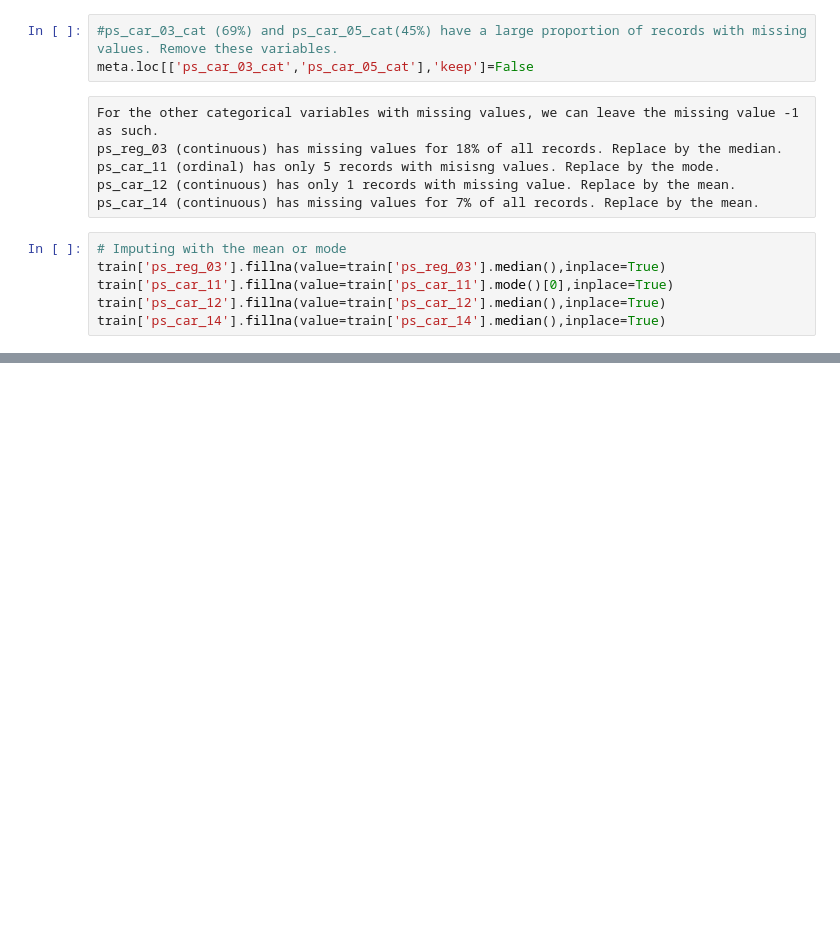
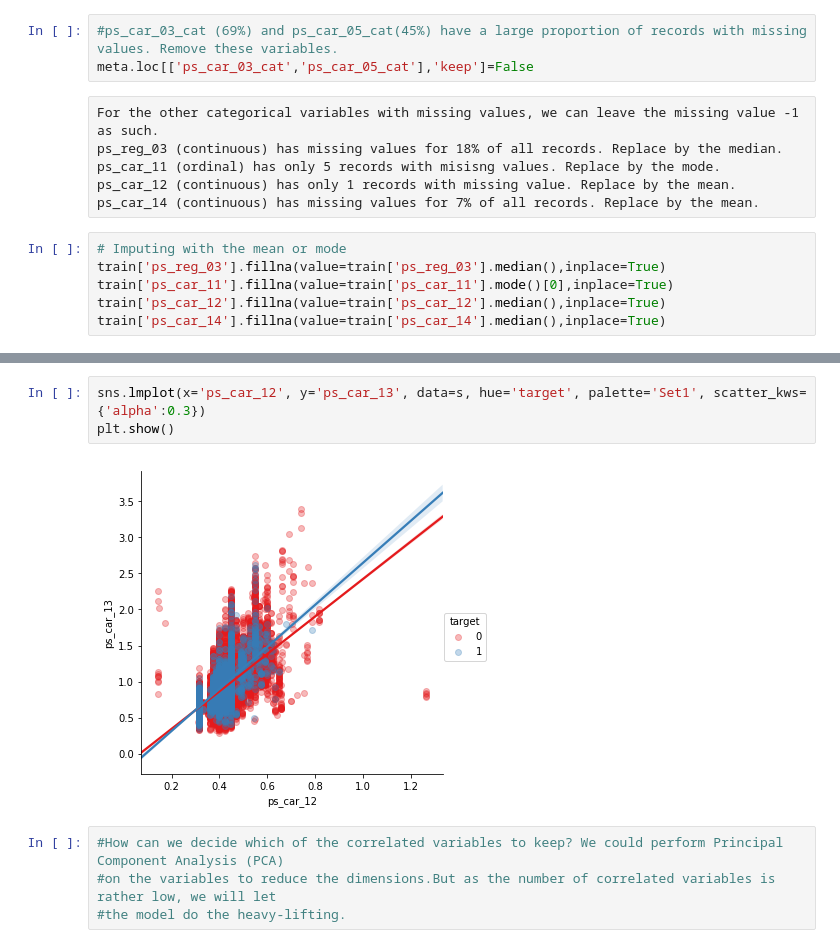
Before and after one commit to Deepesh87/Porto-Seguro, a Jupyter notebook: Porto_Seguro.ipynb, the cells around one changed output, grey strips where cells are left out. Drawn from its saved outputs; the diff is of its cells as text; blank space fills up the shorter version.

```diff
--- a/Porto_Seguro.ipynb
+++ b/Porto_Seguro.ipynb
@@ -223,0 +393,9 @@ train['ps_car_14'].fillna(value=train['ps_car_14'].median(),inplace=True)
+# %%
+sns.lmplot(x='ps_car_12', y='ps_car_13', data=s, hue='target', palette='Set1', scatter_kws={'alpha':0.3})
+plt.show()
+# %% [output]
+[figure, added]
+# %%
+#How can we decide which of the correlated variables to keep? We could perform Principal Component Analysis (PCA)
+#on the variables to reduce the dimensions.But as the number of correlated variables is rather low, we will let
+#the model do the heavy-lifting.
```
Also changed, not shown: parts of 36 cells of this notebook.
